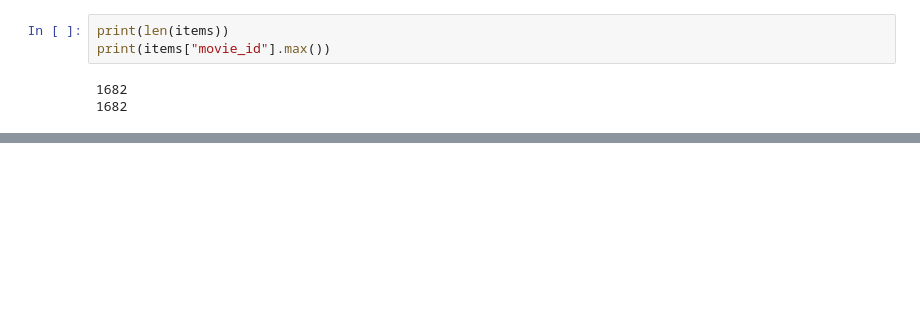
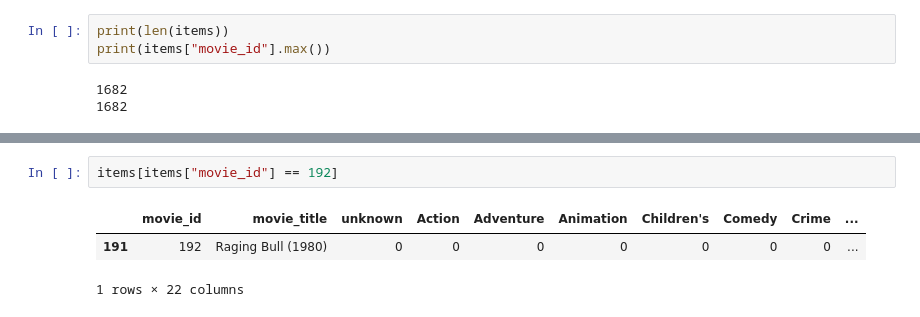
Before and after one commit to arslanarm/pmldl-assignment-2, a Jupyter notebook: notebooks/2.2-gnn-model-building-try-2.ipynb, the cells around one changed output, grey strips where cells are left out. Drawn from its saved outputs; the diff is of its cells as text; blank space fills up the shorter version.

```diff
--- a/notebooks/2.2-gnn-model-building-try-2.ipynb
+++ b/notebooks/2.2-gnn-model-building-try-2.ipynb
@@ -379,0 +402,6 @@ Damsel in Distress, A (1937) 4.0 4.0 1
+# %%
+items[items["movie_id"] == 192]
+# %% [output]
+|  | movie_id | movie_title | unknown | Action | Adventure | Animation | Children's | Comedy | Crime | ... |
+| 191 | 192 | Raging Bull (1980) | 0 | 0 | 0 | 0 | 0 | 0 | 0 | ... |
+1 rows × 22 columns
```
Also changed, not shown: parts of 11 cells of this notebook, 10 other files.
